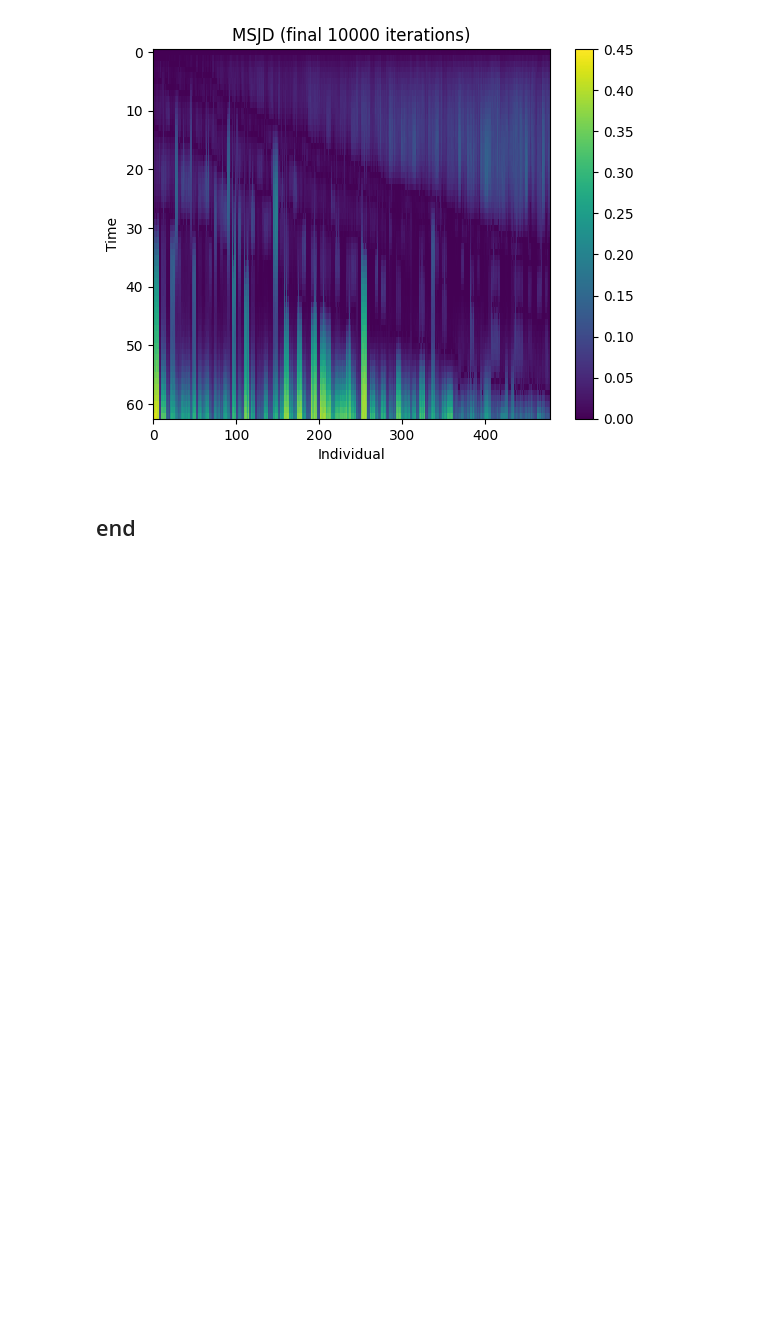
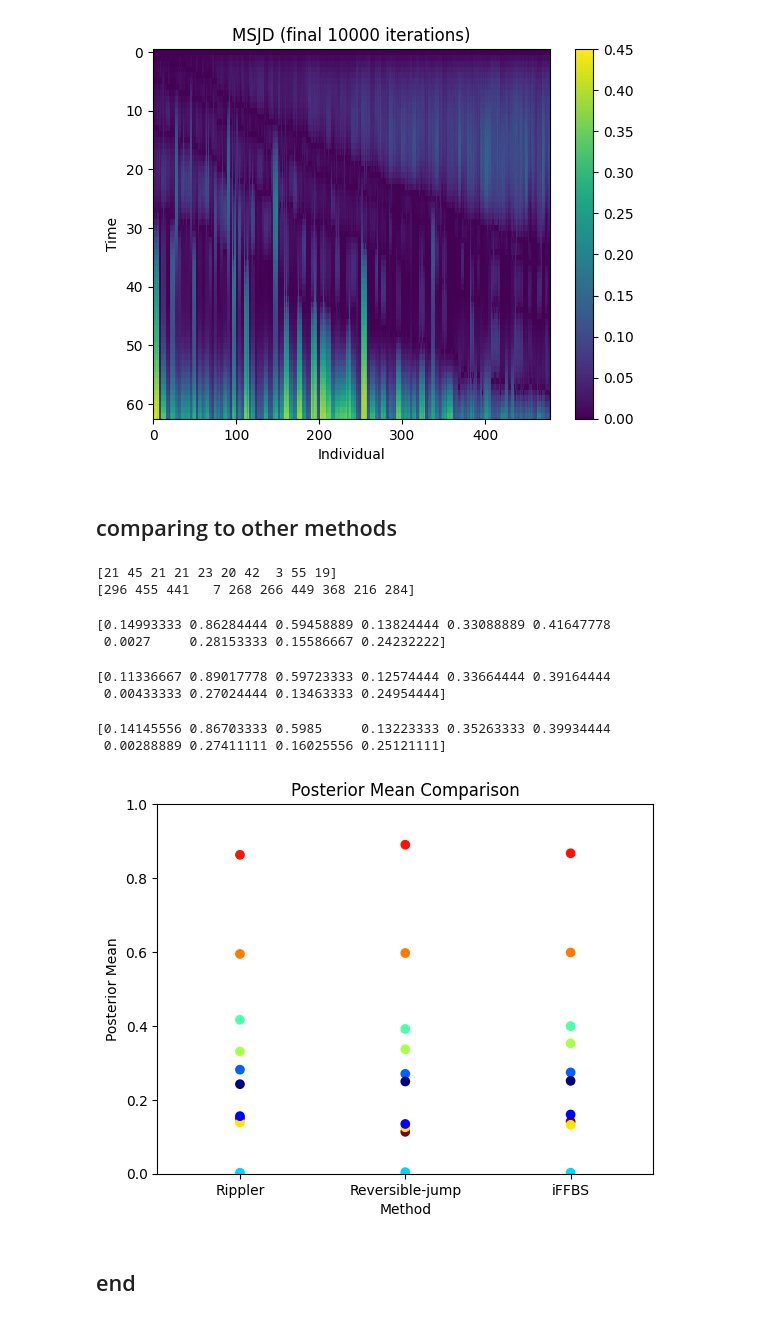
Before and after one commit to neilljn/AntiDOTE_Methods, a Jupyter notebook: experiments/sim_study_rippler/results.ipynb, the cells around one changed output. Saved outputs shown, nothing was run; the diff lists cells and outputs as text; code cells hidden in the pictures; blank space fills up the shorter version.

Commit message:
mean comparison

```diff
--- a/experiments/sim_study_rippler/results.ipynb
+++ b/experiments/sim_study_rippler/results.ipynb
@@ -882,5 +884,80 @@ plt.xlabel("Individual")
 plt.show()
 # %% [output]
 [figure]
+# %% [markdown]
+## comparing to other methods
+# %%
+# target points
+random.seed(111)
+#target_t = np.array([1,2,10,50])
+target_t = random.randint(1,T+1,10)
+#target_j = np.array([27,22,10,0])
+target_j = random.randint(0,N,10)
+num_targets = len(target_j)
+print(target_t)
+print(target_j)
+# %% [output]
+[21 45 21 21 23 20 42  3 55 19]
+[296 455 441   7 268 266 449 368 216 284]
+# %%
+# importing the saved run of the X matrices resulting from the latent variables
+MCMC_noncentred_X = zarr.open('./MCMC_output/X.zarr', mode='r')
+
+# finding the mean
+X_mean_rippler = np.full((num_targets,),np.nan)
+for i in range(num_targets):
+    X_mean_rippler[i] = np.mean(MCMC_noncentred_X[10000:,target_t[i],target_j[i]])
+print(X_mean_rippler)
+
+# removing the traces of the latent variables from memory
+del(MCMC_noncentred_X)
+# %% [output]
+[0.14993333 0.86284444 0.59458889 0.13824444 0.33088889 0.41647778
+ 0.0027     0.28153333 0.15586667 0.24232222]
+# %%
+# importing the saved run of the X matrices resulting from the latent variables
+MCMC_noncentred_X = zarr.open('../sim_study_block/MCMC_output/X.zarr', mode='r')
+
+# finding the mean
+X_mean_block = np.full((num_targets,),np.nan)
+for i in range(num_targets):
+    X_mean_block[i] = np.mean(MCMC_noncentred_X[10000:,target_t[i],target_j[i]])
+print(X_mean_block)
+
+# removing the traces of the latent variables from memory
+del(MCMC_noncentred_X)
+# %% [output]
+[0.11336667 0.89017778 0.59723333 0.12574444 0.33664444 0.39164444
+ 0.00433333 0.27024444 0.13463333 0.24954444]
+# %%
+# importing the saved run of the X matrices resulting from the latent variables
+MCMC_noncentred_X = zarr.open('../sim_study_iFFBS/MCMC_output/X.zarr', mode='r')
+
+# finding the mean
+X_mean_iFFBS = np.full((num_targets,),np.nan)
+for i in range(num_targets):
+    X_mean_iFFBS[i] = np.mean(MCMC_noncentred_X[10000:,target_t[i],target_j[i]])
+print(X_mean_iFFBS)
+
+# removing the traces of the latent variables from memory
+del(MCMC_noncentred_X)
+# %% [output]
+[0.14145556 0.86703333 0.5985     0.13223333 0.35263333 0.39934444
+ 0.00288889 0.27411111 0.16025556 0.25121111]
+# %%
+# plotting the results
+plt.scatter(np.full((num_targets,),1),X_mean_rippler,color=plt.cm.jet(np.linspace(1,0,num_targets)))
+plt.scatter(np.full((num_targets,),2),X_mean_block,color=plt.cm.jet(np.linspace(1,0,num_targets)))
+plt.scatter(np.full((num_targets,),3),X_mean_iFFBS,color=plt.cm.jet(np.linspace(1,0,num_targets)))
+plt.xlim(0.5,3.5)
+plt.ylim(0,1)
+plt.xticks([1,2,3],["Rippler","Reversible-jump","iFFBS"])
+plt.title("Posterior Mean Comparison")
+plt.xlabel("Method")
+plt.ylabel("Posterior Mean")
+# plt.savefig("plots/mean_comparison.pdf")
+plt.show()
+# %% [output]
+[figure, added]
 # %% [markdown]
 ## end
```
Also changed, not shown: parts of 1 cell of this notebook, 1 other file.
